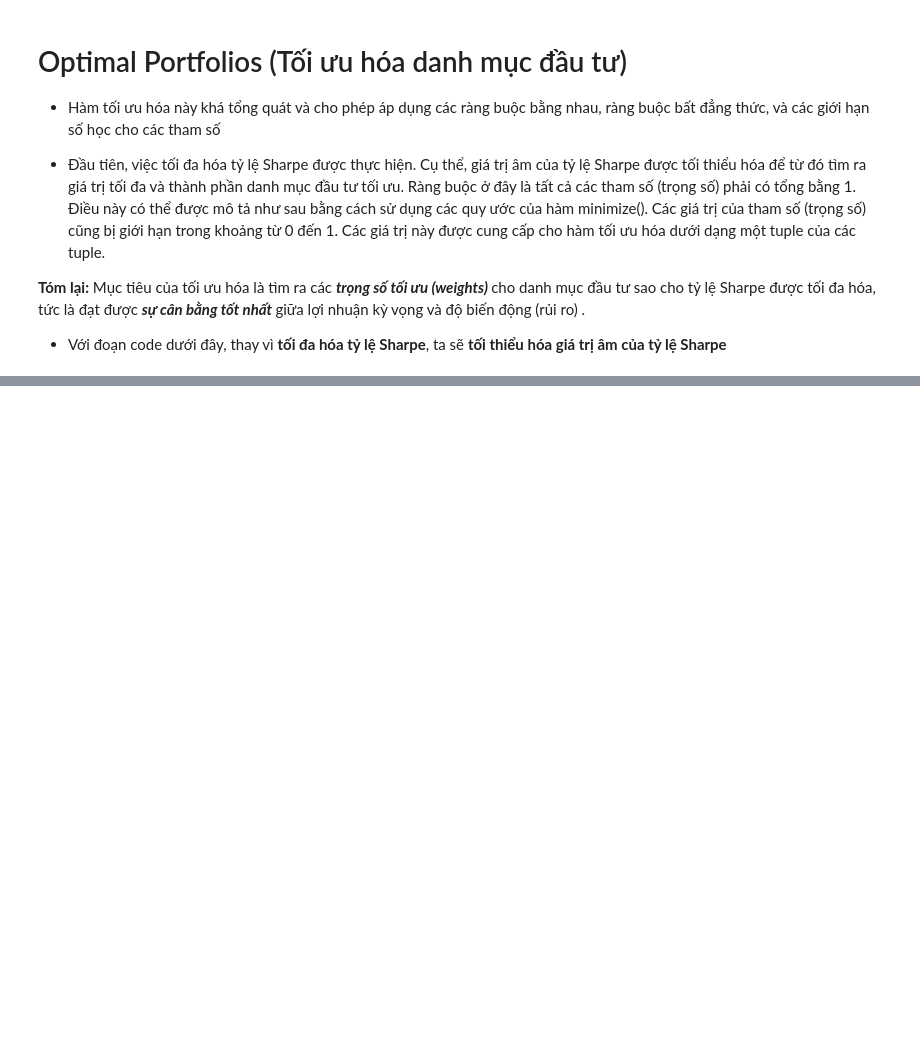
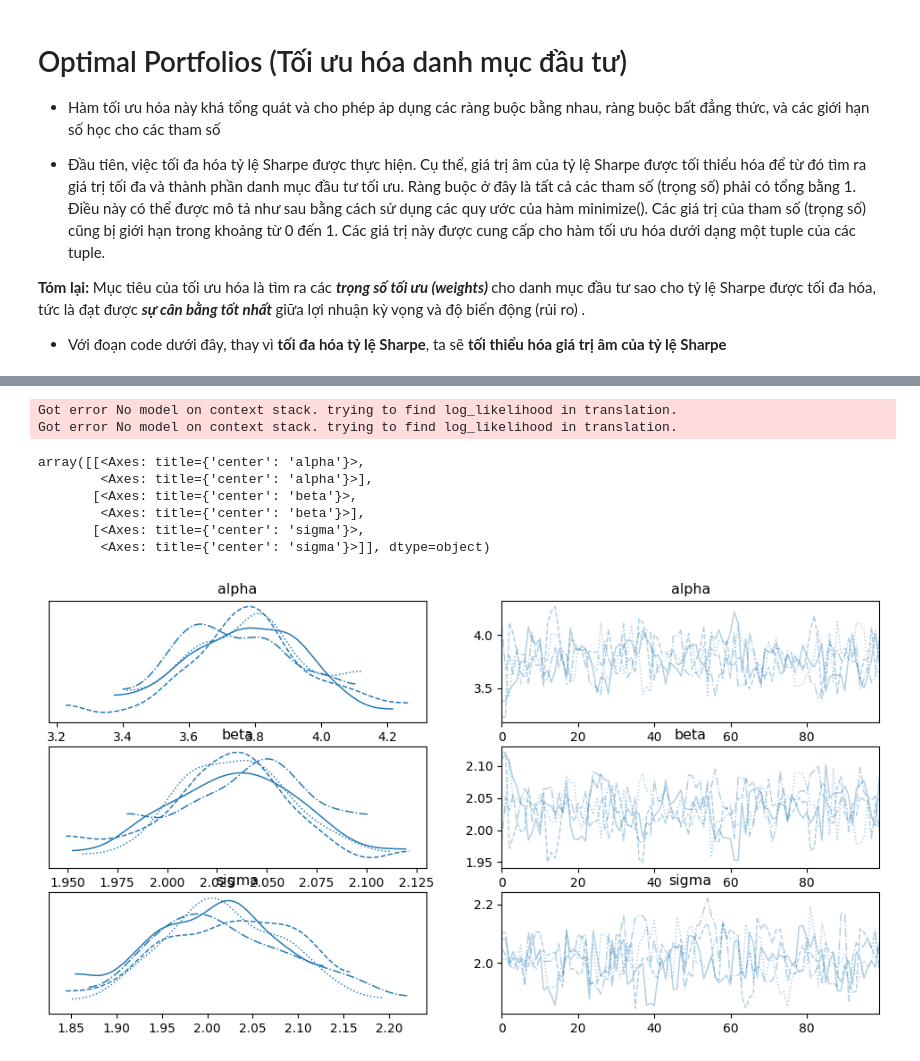
Before and after one commit to quocnda/FinanceLearn, a Jupyter notebook: src/Chapter13StaticsPart1.ipynb, the cells around one changed output, grey strips where cells are left out. Saved outputs shown, nothing was run; the diff lists cells and outputs as text; code cells hidden in the pictures; blank space fills up the shorter version.

```diff
--- a/src/Chapter13StaticsPart1.ipynb
+++ b/src/Chapter13StaticsPart1.ipynb
@@ -416,0 +613,16 @@ NameError: name 'min_func_sharpe' is not defined
+# %%
+#Code
+import pymc3 as pm
+
+with pm.Model() as Model:
+    alpha = pm.Normal('alpha',mu=0,sd=20)  # giả định alpha là một biến ngẫu nhiên cần xác định tuân theo phân phối chuẩn có kì vọng là 0 và độ lệch chuẩn là 20.  nó được mô tả bởi một phân phối tiên nghiệm (prior distribution), và sau khi ta quan sát dữ liệu,
+    #  ta sẽ có được phân phối hậu nghiệm (posterior distribution) cho alpha, thông qua quá trình lấy mẫu Markov Chain Monte Carlo (MCMC).
+    beta = pm.Normal('beta',mu=0,sd=10)
+    sigma = pm.Uniform('sigma',lower=0,upper=10)
+
+    y_est = alpha + beta * x
+    likelihood = pm.Normal('y',mu = y_est,sd = sigma, observed = y)
+    start = pm.find_MAP()
+    step = pm.NUTS()
+    trace = pm.sample(100, tune=1000, start=start,
+    progressbar=True)# Chỗ này không cần truyền step vào vì khi gọi hàm sample, nó sẽ mặc định gọi hàm NUTS và lưu giá trị step. Ở đây khi đã gọi NUTS thì nó đã cập nhật giá trị step cho model.
@@ -416,0 +659,12 @@ NameError: name 'min_func_sharpe' is not defined
+# %%
+pm.traceplot(trace, lines={'alpha': 4, 'beta': 2, 'sigma': 2})
+# %% [output]
+Got error No model on context stack. trying to find log_likelihood in translation.
+Got error No model on context stack. trying to find log_likelihood in translation.
+array([[<Axes: title={'center': 'alpha'}>,
+        <Axes: title={'center': 'alpha'}>],
+       [<Axes: title={'center': 'beta'}>,
+        <Axes: title={'center': 'beta'}>],
+       [<Axes: title={'center': 'sigma'}>,
+        <Axes: title={'center': 'sigma'}>]], dtype=object)
+[figure, added]
```
Also changed, not shown: parts of 31 cells of this notebook.
